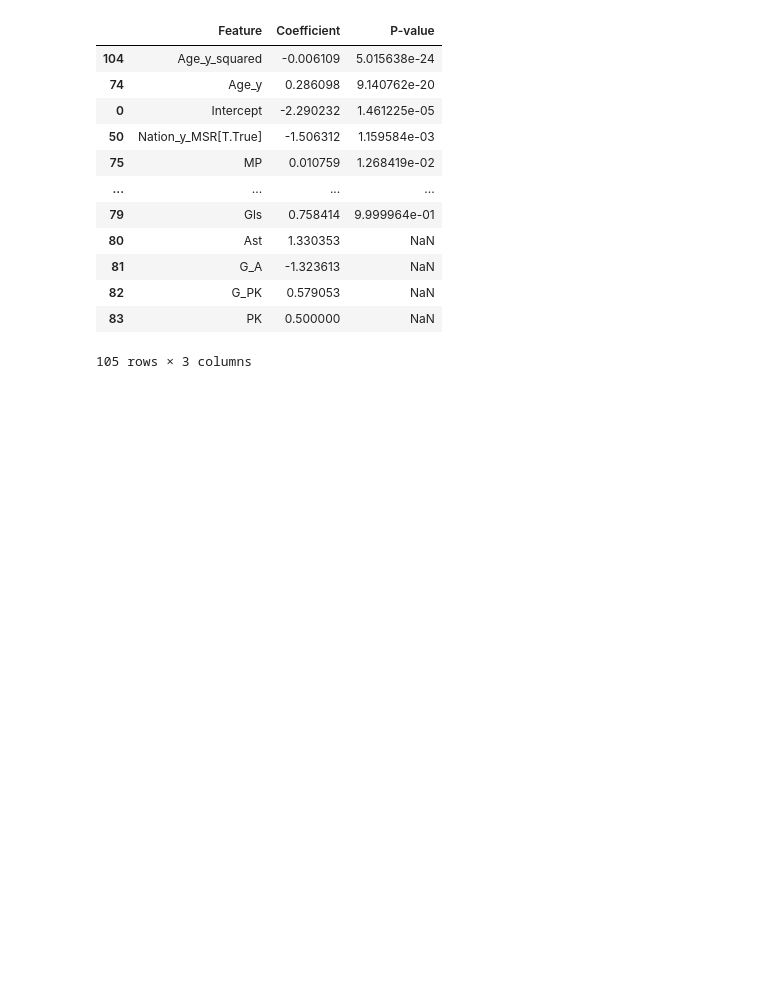
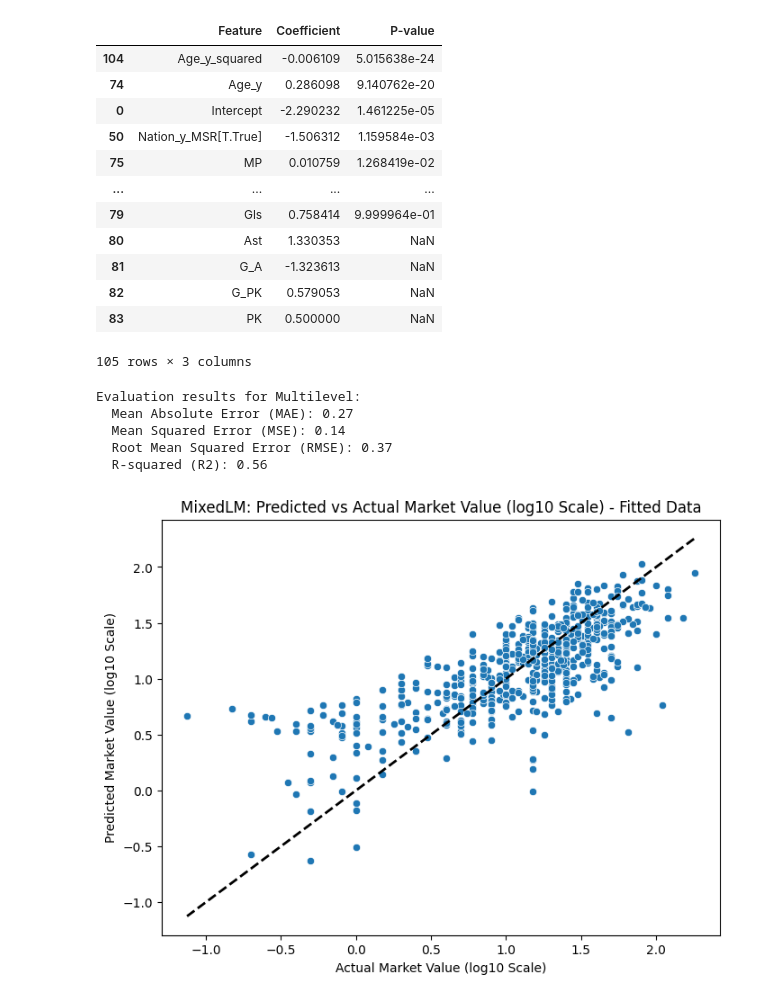
Before and after one commit to Pranav216/Dissertation_19247207, a Jupyter notebook: Dissertation_19247207/MarketValue_Analysis.ipynb, the cells around one changed output. Saved outputs shown, nothing was run; the diff lists cells and outputs as text; code cells hidden in the pictures; blank space fills up the shorter version.

```diff
--- a/Dissertation_19247207/MarketValue_Analysis.ipynb
+++ b/Dissertation_19247207/MarketValue_Analysis.ipynb
@@ -1097,3 +1077,41 @@ Fixed Effects Sorted by P-value:
 | 82 | G_PK | 0.579053 | NaN |
 | 83 | PK | 0.500000 | NaN |
 105 rows × 3 columns
+# %%
+statsmodels_df_model_final['Predicted_MarketValue_log10'] = mdf.predict(statsmodels_df_model_final)
+
+from sklearn.metrics import mean_absolute_error, mean_squared_error, r2_score
+import numpy as np
+import matplotlib.pyplot as plt
+import seaborn as sns
+
+y_true_fitted = statsmodels_df_model_final['MarketValue_in_Millions_log10']
+y_pred_fitted = statsmodels_df_model_final['Predicted_MarketValue_log10']
+
+mae_fitted = mean_absolute_error(y_true_fitted, y_pred_fitted)
+mse_fitted = mean_squared_error(y_true_fitted, y_pred_fitted)
+rmse_fitted = np.sqrt(mse_fitted)
+r2_fitted = r2_score(y_true_fitted, y_pred_fitted)
+
+print("\nEvaluation results for Multilevel:")
+print(f"  Mean Absolute Error (MAE): {mae_fitted:.2f}")
+print(f"  Mean Squared Error (MSE): {mse_fitted:.2f}")
+print(f"  Root Mean Squared Error (RMSE): {rmse_fitted:.2f}")
+print(f"  R-squared (R2): {r2_fitted:.2f}")
+
+
+
+plt.figure(figsize=(8, 6))
+sns.scatterplot(x=y_true_fitted, y=y_pred_fitted)
+plt.title('MixedLM: Predicted vs Actual Market Value (log10 Scale) - Fitted Data')
+plt.xlabel('Actual Market Value (log10 Scale)')
+plt.ylabel('Predicted Market Value (log10 Scale)')
+plt.plot([y_true_fitted.min(), y_true_fitted.max()], [y_true_fitted.min(), y_true_fitted.max()], 'k--', lw=2) # Add a diagonal line
+plt.show()
+# %% [output]
+Evaluation results for Multilevel:
+  Mean Absolute Error (MAE): 0.27
+  Mean Squared Error (MSE): 0.14
+  Root Mean Squared Error (RMSE): 0.37
+  R-squared (R2): 0.56
+[figure, added]
```
Also changed, not shown: parts of 4 cells of this notebook.
